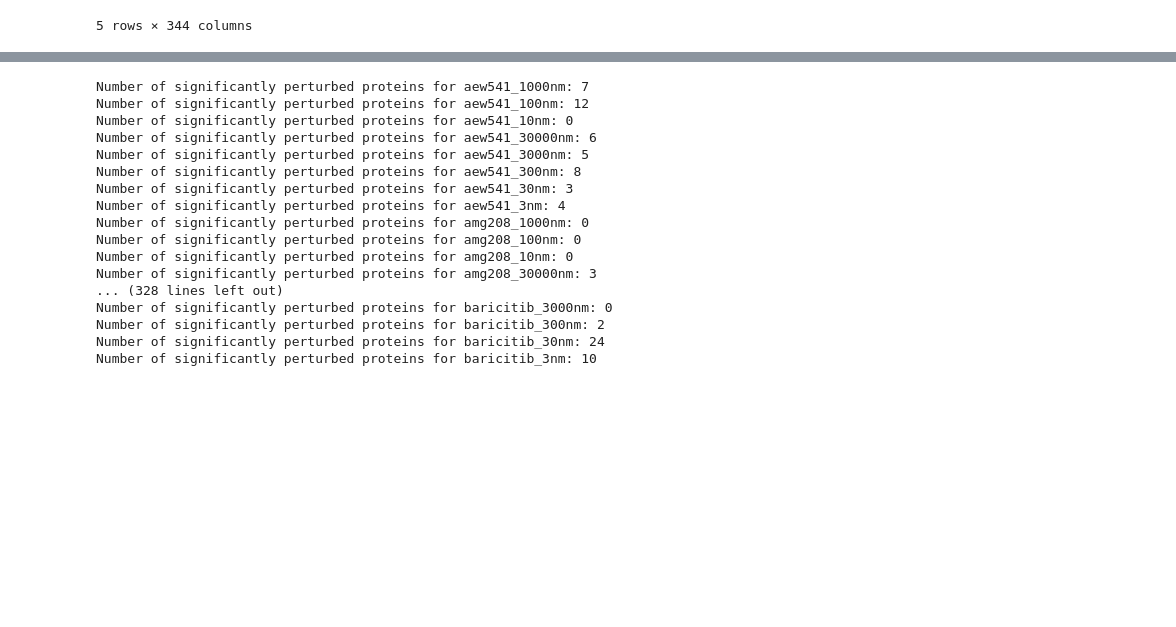
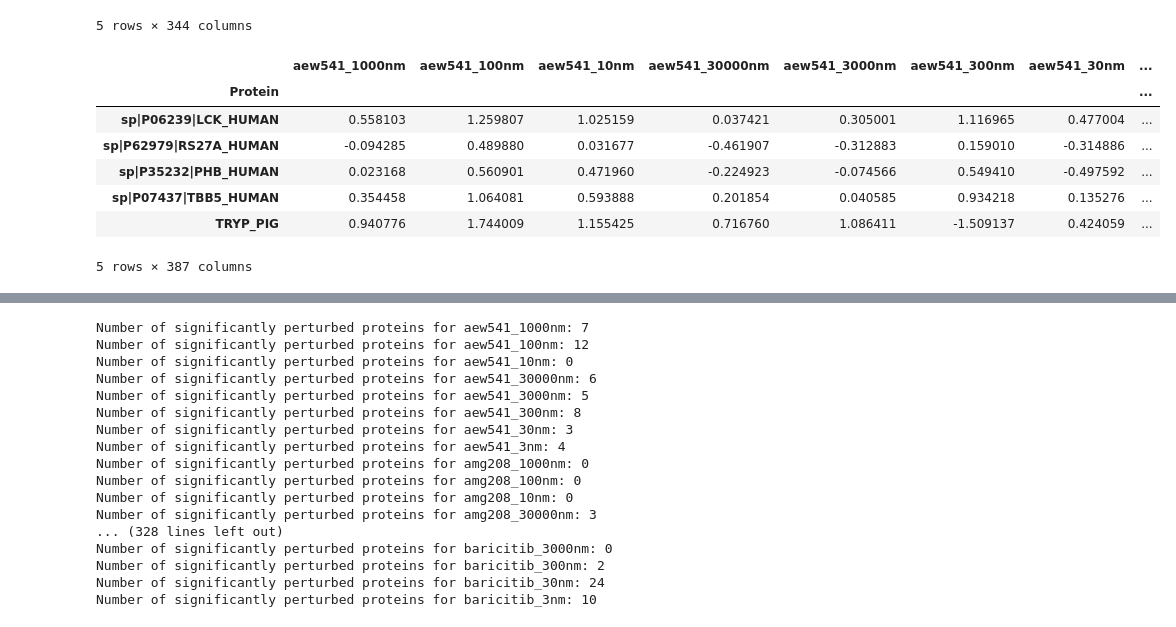
Before and after one commit to Ayushmaniar/Big-Data-Science-Drug-Protein-Interactions, a Jupyter notebook: Statistical_Analysis.ipynb, the cells around one changed output, grey strips where cells are left out. Saved outputs shown, nothing was run; the diff lists cells and outputs as text; code cells hidden in the pictures; blank space fills up the shorter version.

```diff
--- a/Statistical_Analysis.ipynb
+++ b/Statistical_Analysis.ipynb
@@ -731,3 +787,20 @@ canonical_protein_effect_size.head()
 # %%
 # Save the Effect Size DataFrame to a CSV file
 canonical_protein_effect_size.to_csv('canonical_protein_effect_size_threshold_4.csv')
+# %%
+# Get Median Peptide Log Ratio Dataframe for top canonical proteins
+canonical_protein_median_log_ratios = pd.DataFrame.from_dict(
+    {protein: canonical_protein_perturbations[protein]['Median Peptide Log Ratios'] for protein in canonical_proteins},
+    orient='index'
+)
+canonical_protein_median_log_ratios.index.name = 'Protein'
+canonical_protein_median_log_ratios.head()
+# %% [output]
+|  | aew541_1000nm | aew541_100nm | aew541_10nm | aew541_30000nm | aew541_3000nm | aew541_300nm | aew541_30nm | ... |
+| Protein |  |  |  |  |  |  |  | ... |
+| sp|P06239|LCK_HUMAN | 0.558103 | 1.259807 | 1.025159 | 0.037421 | 0.305001 | 1.116965 | 0.477004 | ... |
+| sp|P62979|RS27A_HUMAN | -0.094285 | 0.489880 | 0.031677 | -0.461907 | -0.312883 | 0.159010 | -0.314886 | ... |
+| sp|P35232|PHB_HUMAN | 0.023168 | 0.560901 | 0.471960 | -0.224923 | -0.074566 | 0.549410 | -0.497592 | ... |
+| sp|P07437|TBB5_HUMAN | 0.354458 | 1.064081 | 0.593888 | 0.201854 | 0.040585 | 0.934218 | 0.135276 | ... |
+| TRYP_PIG | 0.940776 | 1.744009 | 1.155425 | 0.716760 | 1.086411 | -1.509137 | 0.424059 | ... |
+5 rows × 387 columns
```
Also changed, not shown: parts of 11 cells of this notebook, 6 other files.
